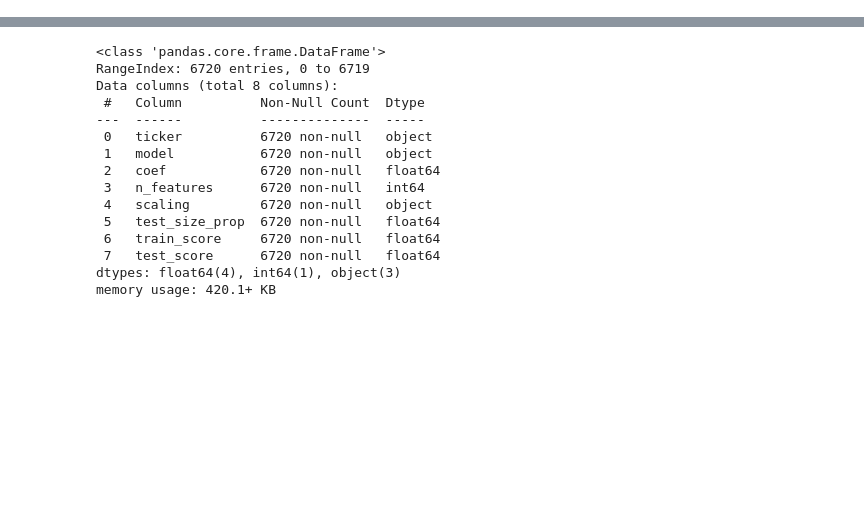
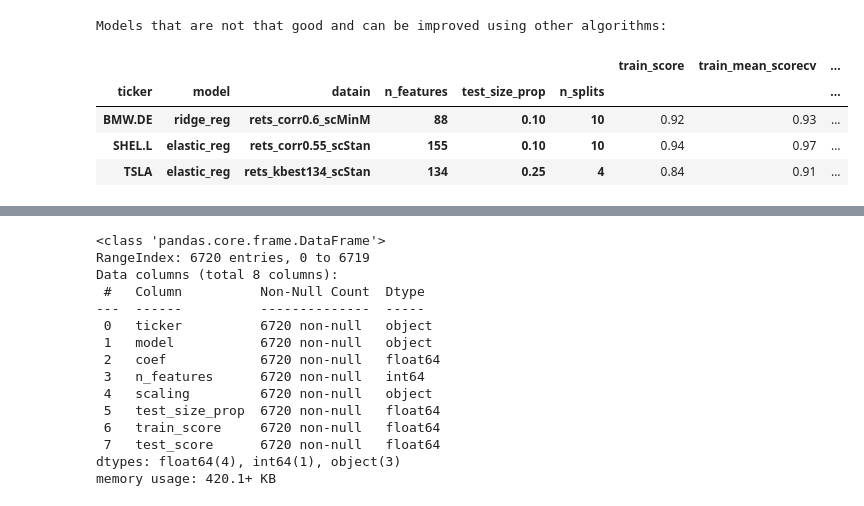
Before and after one commit to sebagrasso/Algorithmic_Regression_ML, a Jupyter notebook: Algorithmic_RegML.ipynb, the cells around one changed output, grey strips where cells are left out. Saved outputs shown, nothing was run; the diff lists cells and outputs as text; code cells hidden in the pictures; blank space fills up the shorter version.

```diff
--- a/Algorithmic_RegML.ipynb
+++ b/Algorithmic_RegML.ipynb
@@ -423,0 +468,10 @@ best_models
+# %%
+print("Models that are not that good and can be improved using other algorithms: ")
+to_improve
+# %% [output]
+Models that are not that good and can be improved using other algorithms:
+|  |  |  |  |  |  | train_score | train_mean_scorecv | ... |
+| ticker | model | datain | n_features | test_size_prop | n_splits |  |  | ... |
+| BMW.DE | ridge_reg | rets_corr0.6_scMinM | 88 | 0.10 | 10 | 0.92 | 0.93 | ... |
+| SHEL.L | elastic_reg | rets_corr0.55_scStan | 155 | 0.10 | 10 | 0.94 | 0.97 | ... |
+| TSLA | elastic_reg | rets_kbest134_scStan | 134 | 0.25 | 4 | 0.84 | 0.91 | ... |
```
Also changed, not shown: parts of 47 cells of this notebook.
